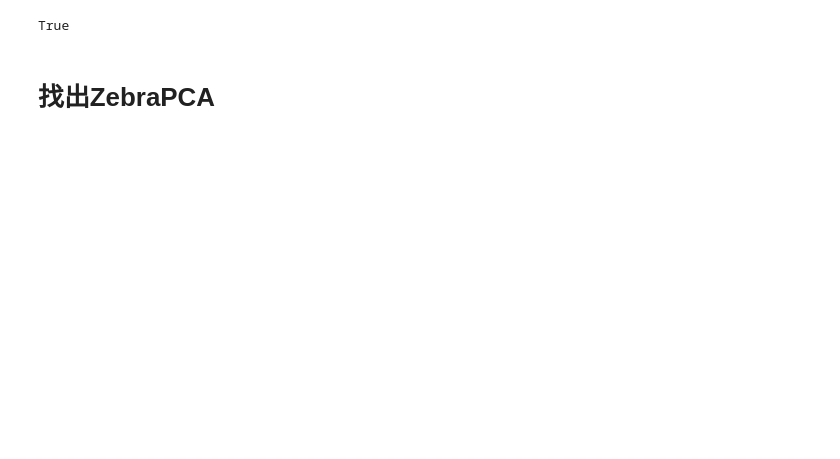
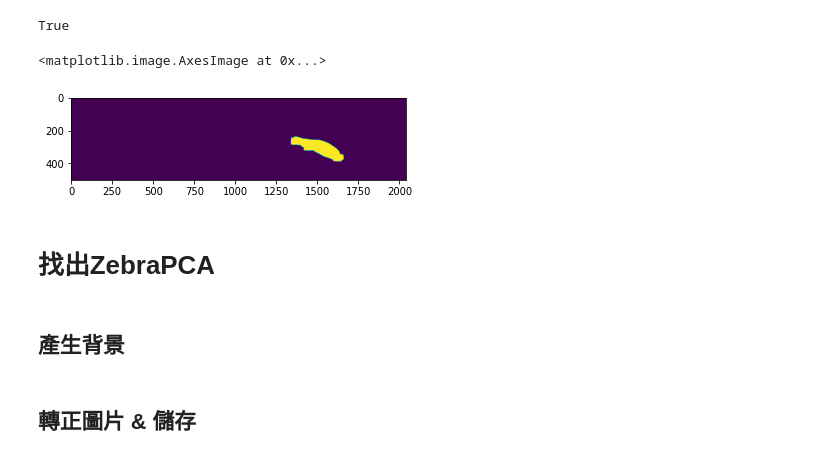
Before and after one commit to isis0517/ZippedFish, a Jupyter notebook: SIDEVIEW.ipynb, the cells around one changed output. Drawn from its saved outputs; the diff is of its cells as text; code cells hidden in the pictures; blank space fills up the shorter version.

```diff
--- a/SIDEVIEW.ipynb
+++ b/SIDEVIEW.ipynb
@@ -63,19 +68,22 @@ back = back.astype('uint8')
 # %%
 video = cv2.VideoWriter("output1.avi", cv2.VideoWriter_fourcc(*"MJPG"), 10, (a.shape[1], a.shape[0]), True)
 kernel = np.ones((3,3), np.uint8)
-for s in range(data_len):
+for s in tqdm(range(data_len)):
     a = cv2.cvtColor(np.load(os.path.join(imgspath, flist[s])), cv2.COLOR_BAYER_BG2GRAY)
     diff = ((cv2.absdiff(a, back)>30)*255).astype('uint8')
 
     diff = cv2.erode(diff, kernel, iterations = 4)
     diff = cv2.dilate(diff, kernel, iterations = 6)
     a = cv2.cvtColor(np.load(os.path.join(imgspath, flist[s])), cv2.COLOR_BAYER_BG2RGB)
     video.write(cv2.bitwise_and(a, a, mask = diff)) #apply mask
 
 video.release()
 
 
 diff = cv2.dilate(diff, kernel, iterations = 3)
 plt.imshow(diff)
 #cv2.imwrite("test.png", diff)
+# %% [output]
+<matplotlib.image.AxesImage at 0x...>
+[figure, added]
 # %%
@@ -84,4 +92,6 @@ plt.imshow(diff)
 # %% [markdown]
 # 找出ZebraPCA
+# %% [markdown]
+## 產生背景
 # %%
 tnum = np.random.randint(data_len,size = 1000)
@@ -92,3 +102,5 @@ for s in tnum:
     background += a
 background = background/len(tnum)
 background = background.astype('uint8')
+# %% [markdown]
+## 轉正圖片 & 儲存
```
Also changed, not shown: parts of 40 cells of this notebook, 2 other files.
